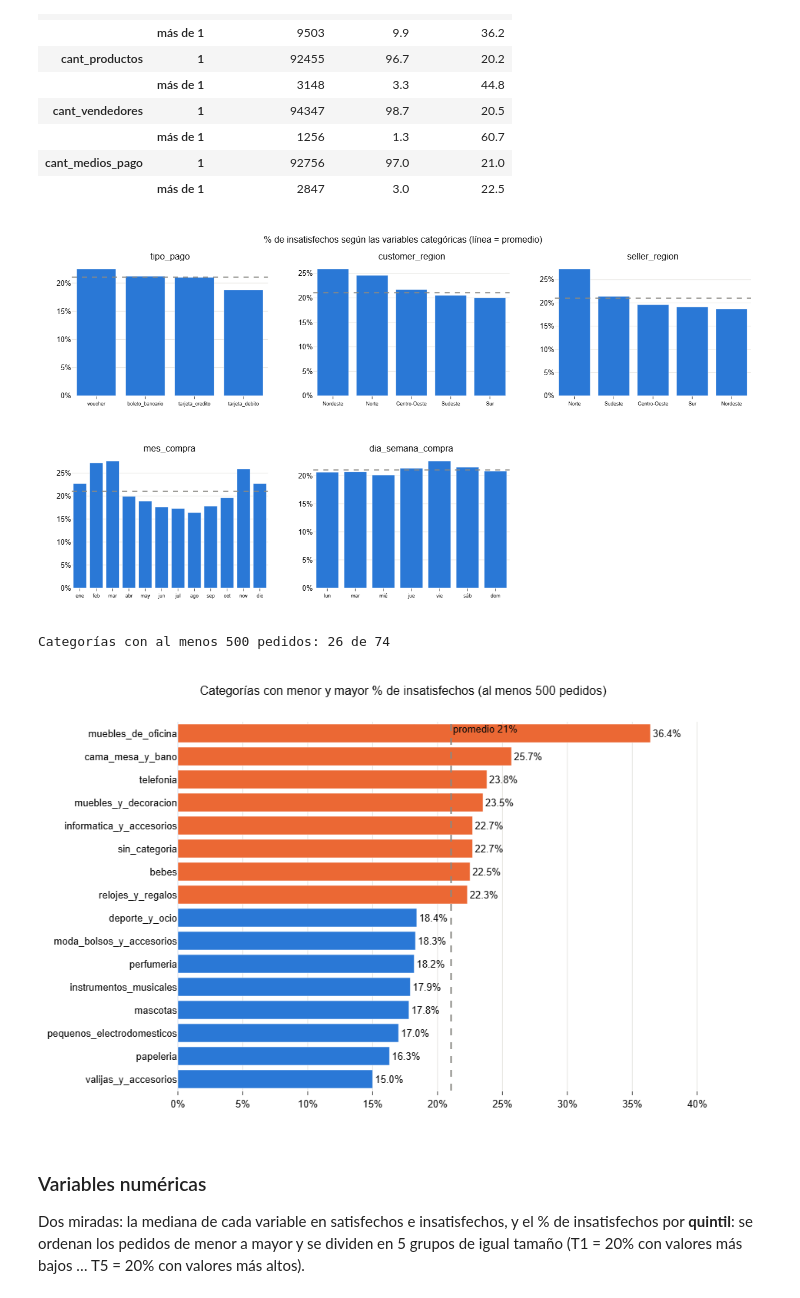
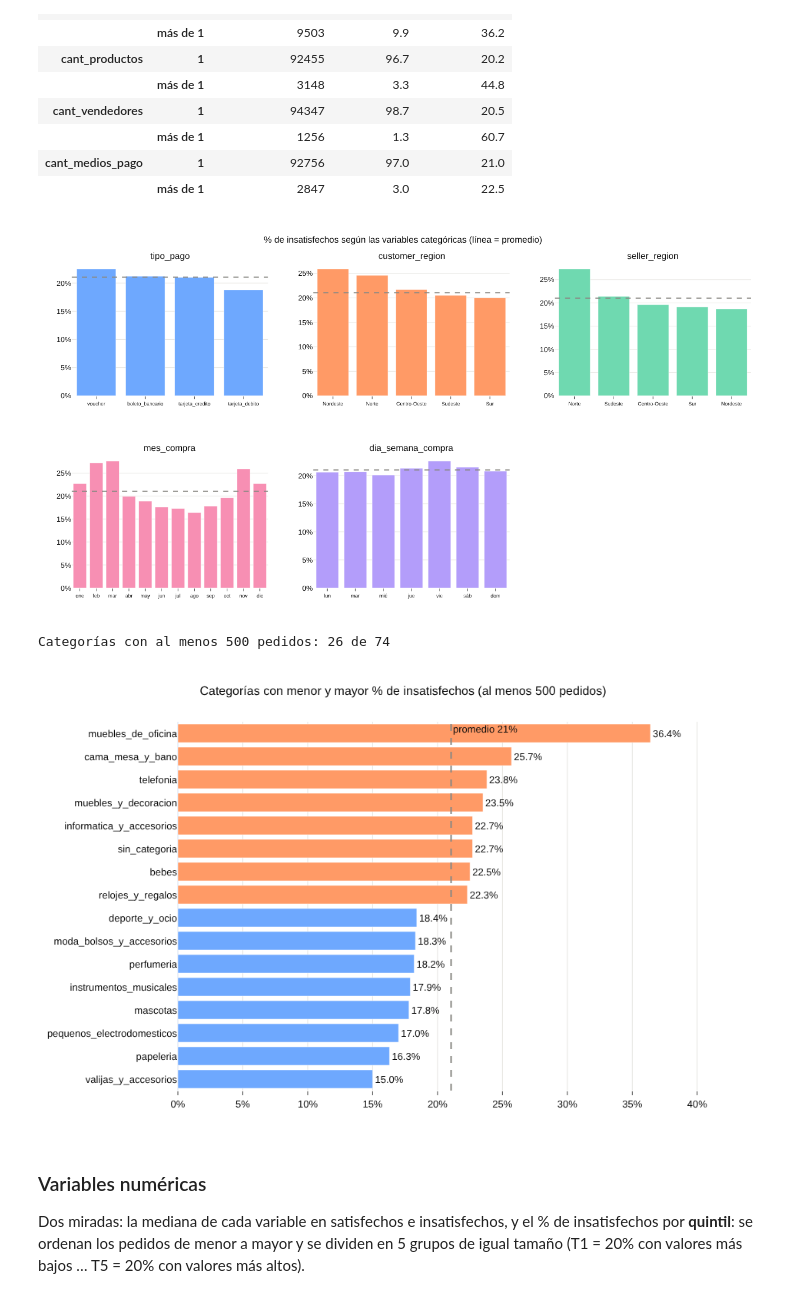
Before and after one commit to cynthiavivas9-ship-it/Proyecto-Mineria-de-datos, a Jupyter notebook: notebooks/03_eda.ipynb, the cells around one changed output. Saved outputs shown, nothing was run; the diff lists cells and outputs as text; code cells hidden in the pictures.

```diff
--- a/notebooks/03_eda.ipynb
+++ b/notebooks/03_eda.ipynb
@@ -21,6 +34,8 @@ import plotly.express as px
 import plotly.graph_objects as go
 import plotly.io as pio
 from plotly.subplots import make_subplots
+from scipy.stats import chi2_contingency
+from sklearn.metrics import roc_auc_score
 
 sys.path.append(os.path.abspath('../src'))
 from preparacion import leer_base, tasa_insatisfaccion
@@ -34,12 +49,29 @@ pd.set_option('display.max_colwidth', 70)
 RUTA_FIG = '../informe/figuras'
 os.makedirs(RUTA_FIG, exist_ok=True)
 
-# Colores fijos para todo el informe: azul = satisfecho, naranja = insatisfecho
-AZUL, NARANJA = '#2a78d6', '#eb6834'
+# ---- ESTILO DE COLORES: cambiar esta línea para elegir la paleta ----------------------------
+#   'mixto' = pasteles y tonos intensos combinados (por defecto) | 'vivo' = colores intensos
+#   'pastel' = colores suaves | 'clasico' = la paleta original de 2 colores
+ESTILO = 'mixto'
+
+PALETAS = {
+    'mixto':   dict(azul='#6EA8FE', naranja='#FF9A66', texto_barra='#0b0b0b',
+                    ciclo=['#6EA8FE', '#FF9A66', '#6FD9B0', '#F78FB3', '#B39DFA', '#FFD166', '#5CC8E8', '#A8DB7A', '#FFA94D', '#8E9AF7']),
+    'vivo':    dict(azul='#1E6FFF', naranja='#FF6A00', texto_barra='white',
+                    ciclo=['#1E6FFF', '#FF6A00', '#00C2A8', '#FF2E93', '#7B3FF2', '#FFC400', '#00B8F0', '#6FD400']),
+    'pastel':  dict(azul='#8FBFFF', naranja='#FFB38A', texto_barra='#0b0b0b',
+                    ciclo=['#8FBFFF', '#FFB38A', '#9BE3C7', '#F7A8D0', '#C8B2F5', '#FFE08A', '#9ADCF0', '#C5E88F']),
+    'clasico': dict(azul='#2a78d6', naranja='#eb6834', texto_barra='white', ciclo=['#2a78d6'] * 8),
+}
+_p = PALETAS[ESTILO]
+# Colores fijos para todo el informe: azul = satisfecho, naranja = insatisfecho.
+# CICLO se usa en los gráficos con una variable por panel (cada panel con su color).
+AZUL, NARANJA, CICLO, TEXTO_BARRA = _p['azul'], _p['naranja'], _p['ciclo'], _p['texto_barra']
 
 # Estilo uniforme para todos los gráficos (fondo blanco para el PDF)
 pio.templates['grupo_c'] = go.layout.Template(layout=dict(
     font=dict(family='Arial', size=13, color='#0b0b0b'),
+    colorway=CICLO,
     paper_bgcolor='white', plot_bgcolor='white',
     title=dict(x=0.5, font=dict(size=16)),
     xaxis=dict(showgrid=False, linecolor='#52514e', ticks='outside'),
@@ -55,7 +87,7 @@ def guardar(fig, nombre):
     """Guarda la figura como PNG en informe/figuras para usarla en el PDF."""
     fig.write_image(os.path.join(RUTA_FIG, nombre + '.png'), scale=2)
 
-df = leer_base('../data/procesado/base_consolidada.csv')
+df = leer_base('../Data/procesado/base_consolidada.csv')
 print(f'Filas: {df.shape[0]:,} | Columnas: {df.shape[1]}')
 # %% [output]
 Filas: 95,603 | Columnas: 57
@@ -274,7 +440,7 @@ for i, var in enumerate(VARS_NUMERICAS):
     centros = (bordes[:-1] + bordes[1:]) / 2
 
     fig.add_trace(go.Bar(
-        x=centros, y=conteos, width=np.diff(bordes), marker_color=AZUL,
+        x=centros, y=conteos, width=np.diff(bordes), marker_color=CICLO[i % len(CICLO)],
         marker_line=dict(color='white', width=0.5),
         customdata=np.stack([bordes[:-1], bordes[1:]], axis=1),
         hovertemplate=f'{var}<br>%{{customdata[0]:.2f}} a %{{customdata[1]:.2f}}'
@@ -282,13 +448,16 @@ for i, var in enumerate(VARS_NUMERICAS):
     ), row=fila, col=col)
     fig.add_vline(x=s.median(), line_dash='dash', line_color='#0b0b0b', line_width=1,
                   row=fila, col=col)
+    fig.add_vline(x=min(max(s.mean(), p1), p99), line_dash='dot', line_color='#0b0b0b', line_width=1.8,
+                  row=fila, col=col)
 
 fig.update_annotations(font_size=11)
 fig.update_xaxes(tickfont_size=9)
 fig.update_yaxes(tickfont_size=9)
+fig.update_yaxes(title_text='pedidos', title_font_size=10, col=1)
 fig.update_layout(height=260 * nrows, width=1300, showlegend=False,
                   title='Distribución de las variables numéricas '
-                        '(recortadas entre el percentil 1 y 99; línea = mediana)')
+                        '(recortadas entre el percentil 1 y 99; discontinua = mediana, punteada = media)')
 
 guardar(fig, '03_02_numericas_distribucion')
 fig.show()
@@ -381,7 +552,7 @@ for i, (var, etiquetas, orden_natural) in enumerate(graficos):
     if etiquetas:
         frec = frec.rename(index=etiquetas)
     fig.add_trace(go.Bar(
-        x=frec.index.astype(str), y=frec.values, marker_color=AZUL,
+        x=frec.index.astype(str), y=frec.values, marker_color=CICLO[i % len(CICLO)],
         hovertemplate='%{x}<br>%{y:.1%} de los pedidos<extra></extra>',
     ), row=i // 3 + 1, col=i % 3 + 1)
 
@@ -434,7 +607,7 @@ for i, var in enumerate(VARS_BINARIAS):
     fig.add_trace(go.Bar(
         x=t.index, y=t['% insatisfechos'] / 100, marker_color=[AZUL, NARANJA],
         text=[f'{v:.1f}%' for v in t['% insatisfechos']],
-        textposition='inside', insidetextanchor='end', textfont=dict(color='white', size=13),
+        textposition='inside', insidetextanchor='end', textfont=dict(color=TEXTO_BARRA, size=13),
         hovertemplate='%{x}<br>%{y:.1%} insatisfechos<extra></extra>',
     ), row=1, col=i + 1)
 
@@ -484,35 +657,35 @@ DIAS = {0: 'lun', 1: 'mar', 2: 'mié', 3: 'jue', 4: 'vie', 5: 'sáb', 6: 'dom'}
 MESES = {1: 'ene', 2: 'feb', 3: 'mar', 4: 'abr', 5: 'may', 6: 'jun',
          7: 'jul', 8: 'ago', 9: 'sep', 10: 'oct', 11: 'nov', 12: 'dic'}
 
 # (variable, etiquetas, ¿orden calendario?)
 graficos = [
     ('tipo_pago', None, False),
     ('customer_region', None, False),
     ('seller_region', None, False),
     ('mes_compra', MESES, True),
     ('dia_semana_compra', DIAS, True),
 ]
 
 fig = make_subplots(rows=2, cols=3, subplot_titles=[g[0] for g in graficos], vertical_spacing=0.18)
 for i, (var, etiquetas, orden_calendario) in enumerate(graficos):
     t = tasa_insatisfaccion(df, var, etiquetas)
     if not orden_calendario:
         t = t.sort_values('% insatisfechos', ascending=False)
     fig.add_trace(go.Bar(
-        x=t.index.astype(str), y=t['% insatisfechos'] / 100, marker_color=AZUL,
+        x=t.index.astype(str), y=t['% insatisfechos'] / 100, marker_color=CICLO[i % len(CICLO)],
         customdata=t['cantidad de pedidos'],
         hovertemplate='%{x}<br>%{y:.1%} insatisfechos<br>%{customdata:,} pedidos<extra></extra>',
     ), row=i // 3 + 1, col=i % 3 + 1)
 
 fig.add_hline(y=TASA_GLOBAL, line_dash='dash', line_color=GRIS)
 fig.update_yaxes(tickformat='.0%', rangemode='tozero')
 fig.update_xaxes(tickfont_size=9)
 fig.update_layout(height=700, width=1300, showlegend=False,
                   title='% de insatisfechos según las variables categóricas (línea = promedio)')
 guardar(fig, '03_06_categoricas_vs_insatisfaccion')
 fig.show()
 # %% [output]
-[figure, old version]
+[figure, new version]
 # %%
 # Solo categorías con al menos 500 pedidos: con pocos pedidos el porcentaje no es confiable
 MIN_PEDIDOS = 500
@@ -540,7 +713,7 @@ guardar(fig, '03_07_categoria_vs_insatisfaccion')
 fig.show()
 # %% [output]
 Categorías con al menos 500 pedidos: 26 de 74
-[figure, old version]
+[figure, new version]
 # %% [markdown]
 ### Variables numéricas
 Dos miradas: la mediana de cada variable en satisfechos e insatisfechos, y el % de insatisfechos
```
Also changed, not shown: parts of 56 cells of this notebook, 2 other files.
